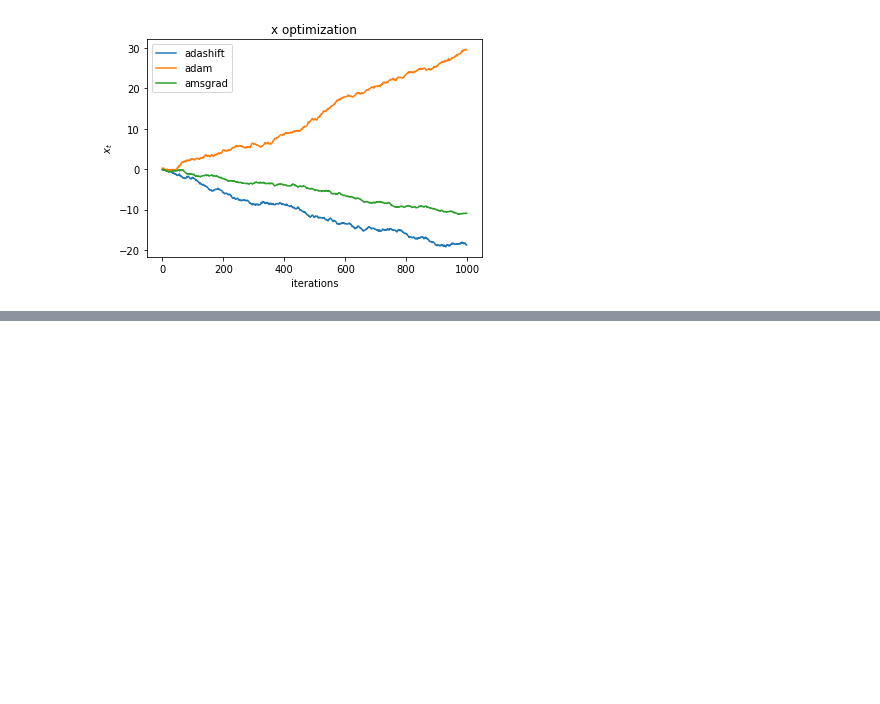
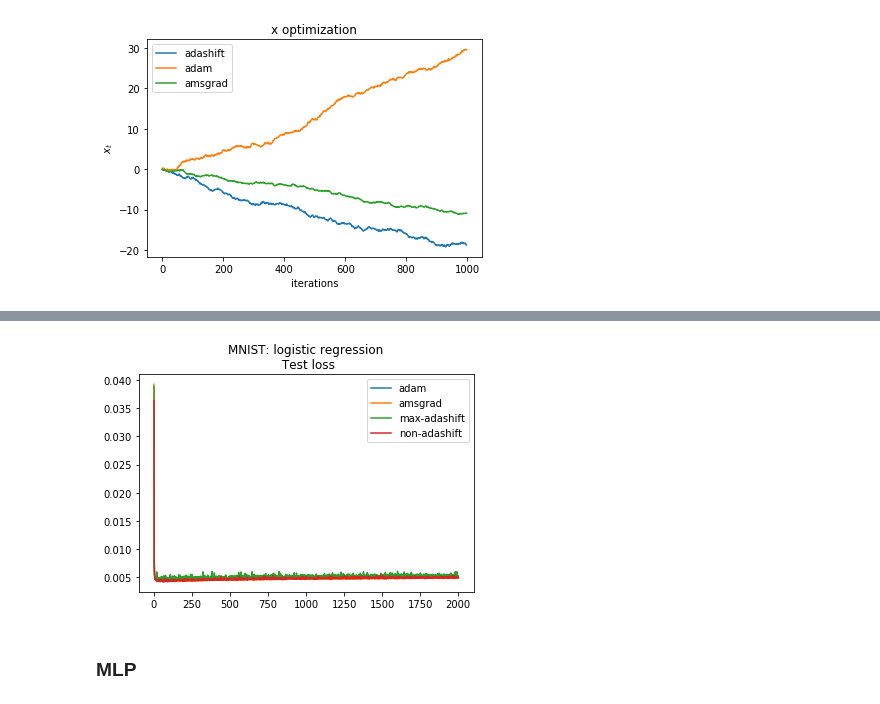
Before and after one commit to mknbv/adashift, a Jupyter notebook: Adam_problem.ipynb, the cells around one changed output, grey strips where cells are left out. Cells and saved outputs as stored; diff of their text form; code cells hidden in the pictures; blank space fills up the shorter version.

```diff
--- a/Adam_problem.ipynb
+++ b/Adam_problem.ipynb
@@ -345,0 +492,8 @@ Done!
+# %%
+model = nn.Linear(input_size, num_classes).cuda()
+
+non_adashift_optimizer = ad_opt.AdaShift(model.parameters(), lr=1e-3,\
+                             betas=(0.0, 0.999), eps=1e-8, reduce_func=lambda x: x)
+
+non_adashift_train_loss_hist, non_adashift_test_loss_hist, non_adashift_test_acc_hist = \
+                            train(model, device, train_loader, non_adashift_optimizer, 200, criterion)
@@ -345,0 +589,13 @@ Done!
+# %%
+plt.title("MNIST: logistic regression\n Test loss")
+plt.plot(adam_test_loss_hist, label="adam")
+plt.plot(amsgrad_test_loss_hist, label="amsgrad")
+plt.plot(adashift_test_loss_hist, label="max-adashift")
+plt.plot(non_adashift_test_loss_hist, label="non-adashift")
+
+plt.legend(loc='best')
+plt.show()
+# %% [output]
+[figure, added]
+# %% [markdown]
+### MLP
```
Also changed, not shown: parts of 34 cells of this notebook.
